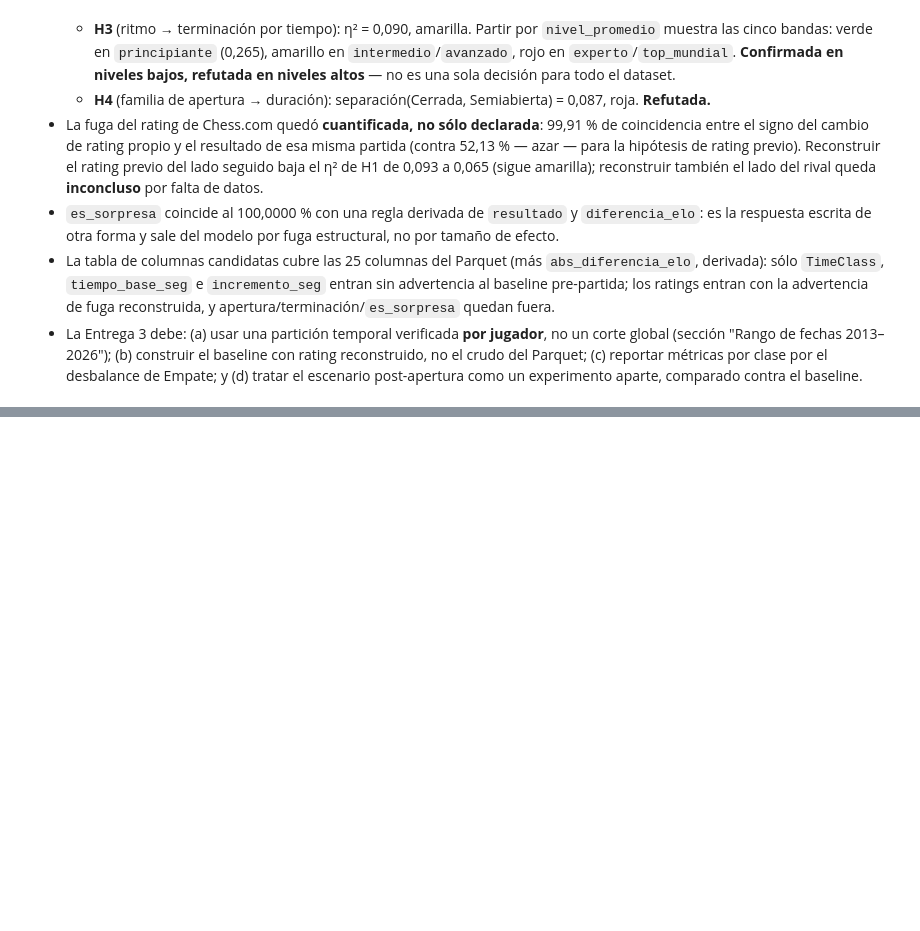
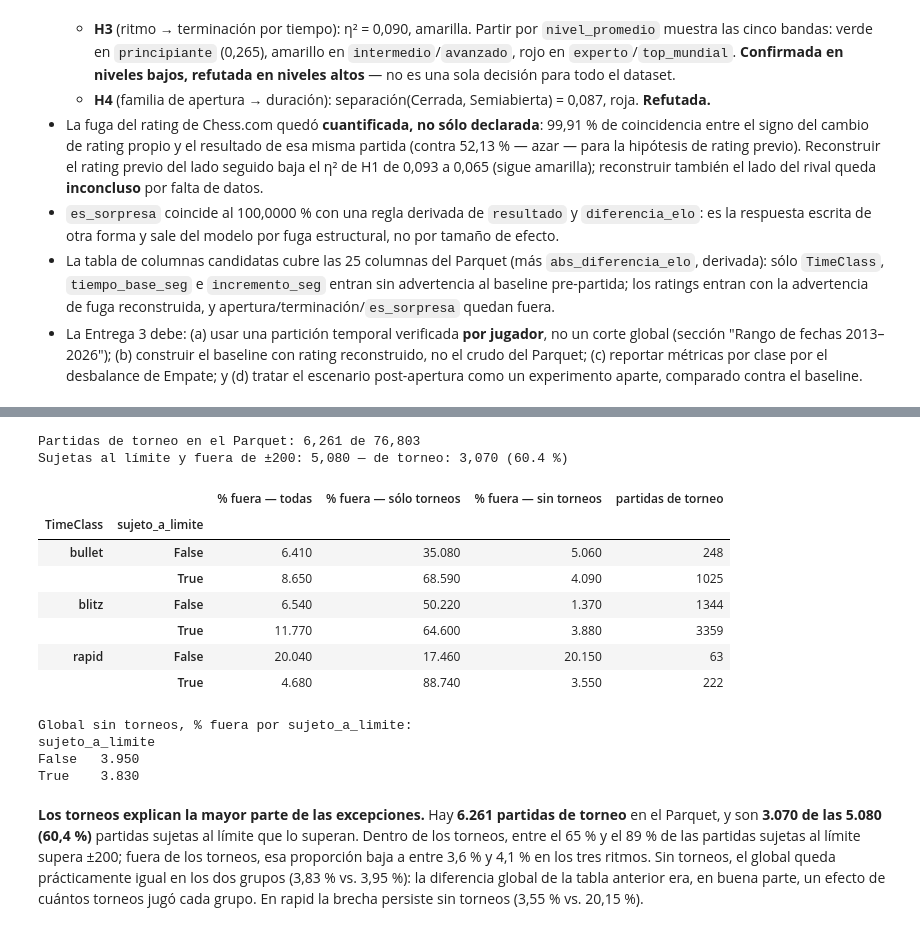
Before and after one commit to BautistaAlosMartorell/chess-outcome-prediction, a Jupyter notebook: notebooks/02_eda_hipotesis.ipynb, the cells around one changed output, grey strips where cells are left out. Saved outputs shown, nothing was run; the diff lists cells and outputs as text; code cells hidden in the pictures; blank space fills up the shorter version.

```diff
--- a/notebooks/02_eda_hipotesis.ipynb
+++ b/notebooks/02_eda_hipotesis.ipynb
@@ -1348,0 +1497,51 @@ print("✓ Anomalía temporal investigada y conservada")
+# %%
+RAW_DIR = PROJECT_ROOT / "data" / "raw"
+tournament_urls = set()
+for raw_path in sorted(RAW_DIR.glob("chesscom_*_raw.json")):
+    with raw_path.open("r", encoding="utf-8") as file:
+        payload = json.load(file)
+    tournament_urls.update(game["url"] for game in payload.get("games", []) if game.get("tournament"))
+
+# Flag by membership on the unique key (no merge, so no fan-out); asserted per repo convention.
+rows_before = len(mm)
+mm["torneo"] = mm["GameUrl"].isin(tournament_urls)
+assert len(mm) == rows_before and mm["GameUrl"].is_unique
+
+sujetas_fuera = mm[mm["sujeto_a_limite"] & mm["fuera"]]
+print(f"Partidas de torneo en el Parquet: {int(mm['torneo'].sum()):,} de {len(mm):,}")
+print(f"Sujetas al límite y fuera de ±200: {len(sujetas_fuera):,} — de torneo: {int(sujetas_fuera['torneo'].sum()):,} "
+      f"({100 * sujetas_fuera['torneo'].mean():.1f} %)")
+
+
+def pct_fuera(d):
+    return d.groupby(["TimeClass", "sujeto_a_limite"])["fuera"].mean().mul(100)
+
+
+tournament_breakdown = pd.DataFrame({
+    "% fuera — todas": pct_fuera(mm),
+    "% fuera — sólo torneos": pct_fuera(mm[mm["torneo"]]),
+    "% fuera — sin torneos": pct_fuera(mm[~mm["torneo"]]),
+    "partidas de torneo": mm.groupby(["TimeClass", "sujeto_a_limite"])["torneo"].sum(),
+}).reindex(TIME_ORDER, level=0).round(2)
+display(tournament_breakdown)
+
+global_sin_torneos = mm[~mm["torneo"]].groupby("sujeto_a_limite")["fuera"].mean().mul(100).round(2)
+print("Global sin torneos, % fuera por sujeto_a_limite:")
+print(global_sin_torneos.to_string())
+# %% [output]
+Partidas de torneo en el Parquet: 6,261 de 76,803
+Sujetas al límite y fuera de ±200: 5,080 — de torneo: 3,070 (60.4 %)
+|  |  | % fuera — todas | % fuera — sólo torneos | % fuera — sin torneos | partidas de torneo |
+| TimeClass | sujeto_a_limite |  |  |  |  |
+| bullet | False | 6.410 | 35.080 | 5.060 | 248 |
+|  | True | 8.650 | 68.590 | 4.090 | 1025 |
+| blitz | False | 6.540 | 50.220 | 1.370 | 1344 |
+|  | True | 11.770 | 64.600 | 3.880 | 3359 |
+| rapid | False | 20.040 | 17.460 | 20.150 | 63 |
+|  | True | 4.680 | 88.740 | 3.550 | 222 |
+Global sin torneos, % fuera por sujeto_a_limite:
+sujeto_a_limite
+False   3.950
+True    3.830
+# %% [markdown]
+**Los torneos explican la mayor parte de las excepciones.** Hay **6.261 partidas de torneo** en el Parquet, y son **3.070 de las 5.080 (60,4 %)** partidas sujetas al límite que lo superan. Dentro de los torneos, entre el 65 % y el 89 % de las partidas sujetas al límite supera ±200; fuera de los torneos, esa proporción baja a entre 3,6 % y 4,1 % en los tres ritmos. Sin torneos, el global queda prácticamente igual en los dos grupos (3,83 % vs. 3,95 %): la diferencia global de la tabla anterior era, en buena parte, un efecto de cuántos torneos jugó cada grupo. En rapid la brecha persiste sin torneos (3,55 % vs. 20,15 %).
```
Also changed, not shown: parts of 10 cells of this notebook.
